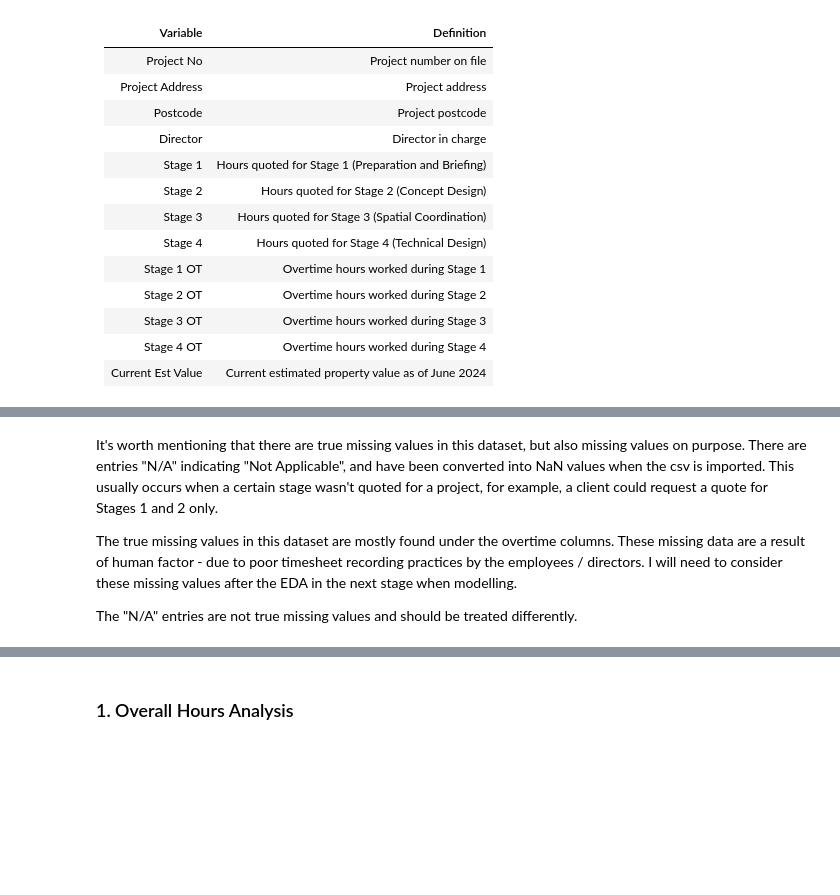
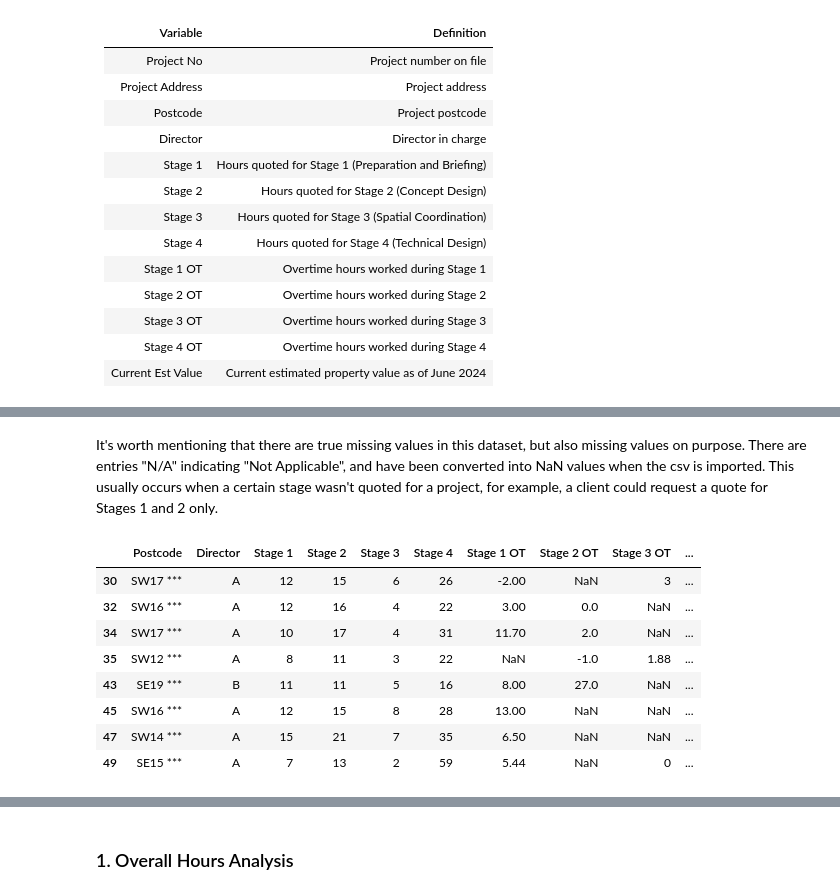
Before and after one commit to xiaoella/project_quotes, a Jupyter notebook: 1. EDA.ipynb, the cells around one changed output, grey strips where cells are left out. Saved outputs shown, nothing was run; the diff lists cells and outputs as text; code cells hidden in the pictures; blank space fills up the shorter version.

```diff
--- a/1. EDA.ipynb
+++ b/1. EDA.ipynb
@@ -93,6 +109,14 @@ dtype: int64
 # %% [markdown]
 It's worth mentioning that there are true missing values in this dataset, but also missing values on purpose. There are entries "N/A" indicating "Not Applicable", and have been converted into NaN values when the csv is imported. This usually occurs when a certain stage wasn't quoted for a project, for example, a client could request a quote for Stages 1 and 2 only.
-
-The true missing values in this dataset are mostly found under the overtime columns. These missing data are a result of human factor - due to poor timesheet recording practices by the employees / directors. I will need to consider these missing values after the EDA in the next stage when modelling.
-
-The "N/A" entries are not true missing values and should be treated differently.
+# %%
+df[df.isnull().any(axis=1)]
+# %% [output]
+|  | Postcode | Director | Stage 1 | Stage 2 | Stage 3 | Stage 4 | Stage 1 OT | Stage 2 OT | Stage 3 OT | ... |
+| 30 | SW17 *** | A | 12 | 15 | 6 | 26 | -2.00 | NaN | 3 | ... |
+| 32 | SW16 *** | A | 12 | 16 | 4 | 22 | 3.00 | 0.0 | NaN | ... |
+| 34 | SW17 *** | A | 10 | 17 | 4 | 31 | 11.70 | 2.0 | NaN | ... |
+| 35 | SW12 *** | A | 8 | 11 | 3 | 22 | NaN | -1.0 | 1.88 | ... |
+| 43 | SE19 *** | B | 11 | 11 | 5 | 16 | 8.00 | 27.0 | NaN | ... |
+| 45 | SW16 *** | A | 12 | 15 | 8 | 28 | 13.00 | NaN | NaN | ... |
+| 47 | SW14 *** | A | 15 | 21 | 7 | 35 | 6.50 | NaN | NaN | ... |
+| 49 | SE15 *** | A | 7 | 13 | 2 | 59 | 5.44 | NaN | 0 | ... |
```
Also changed, not shown: parts of 29 cells of this notebook, 1 other file.
